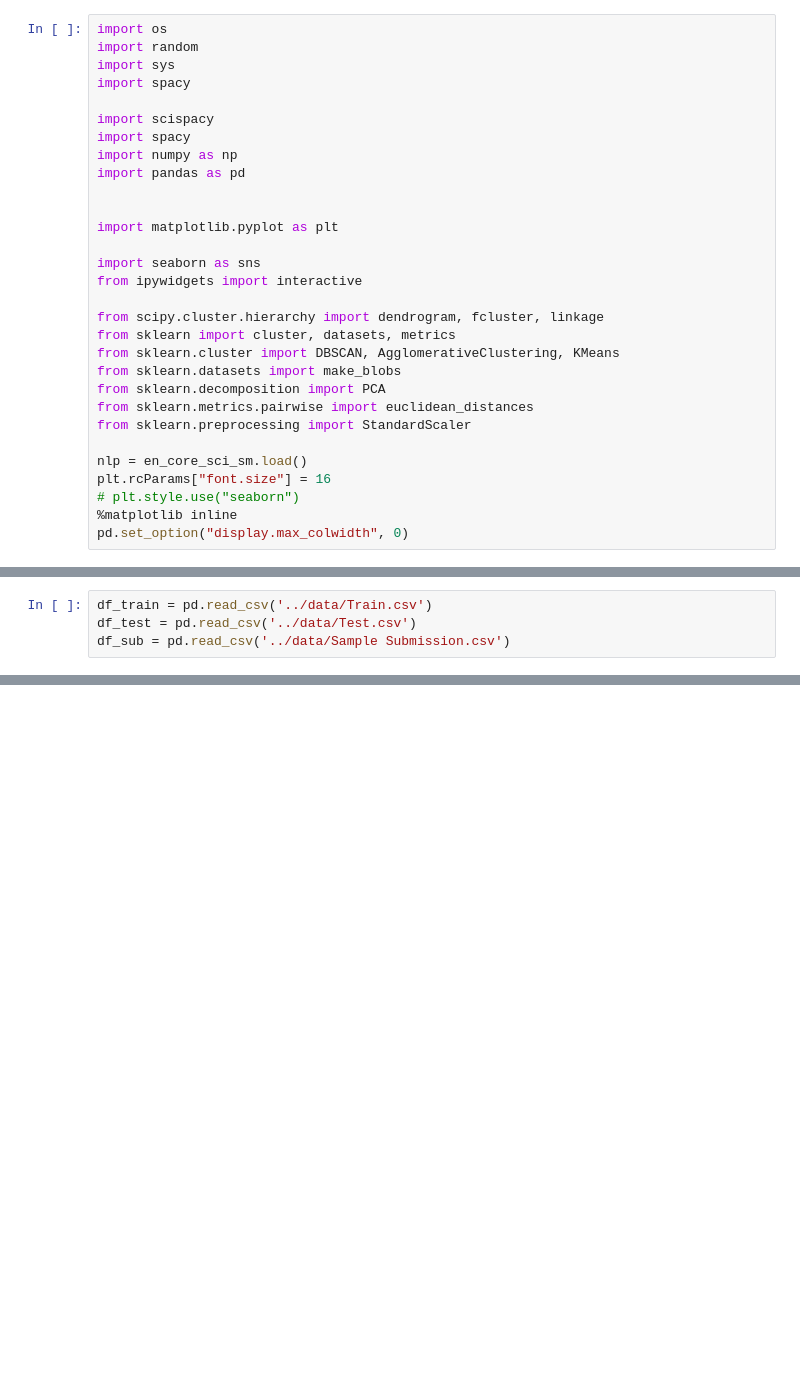
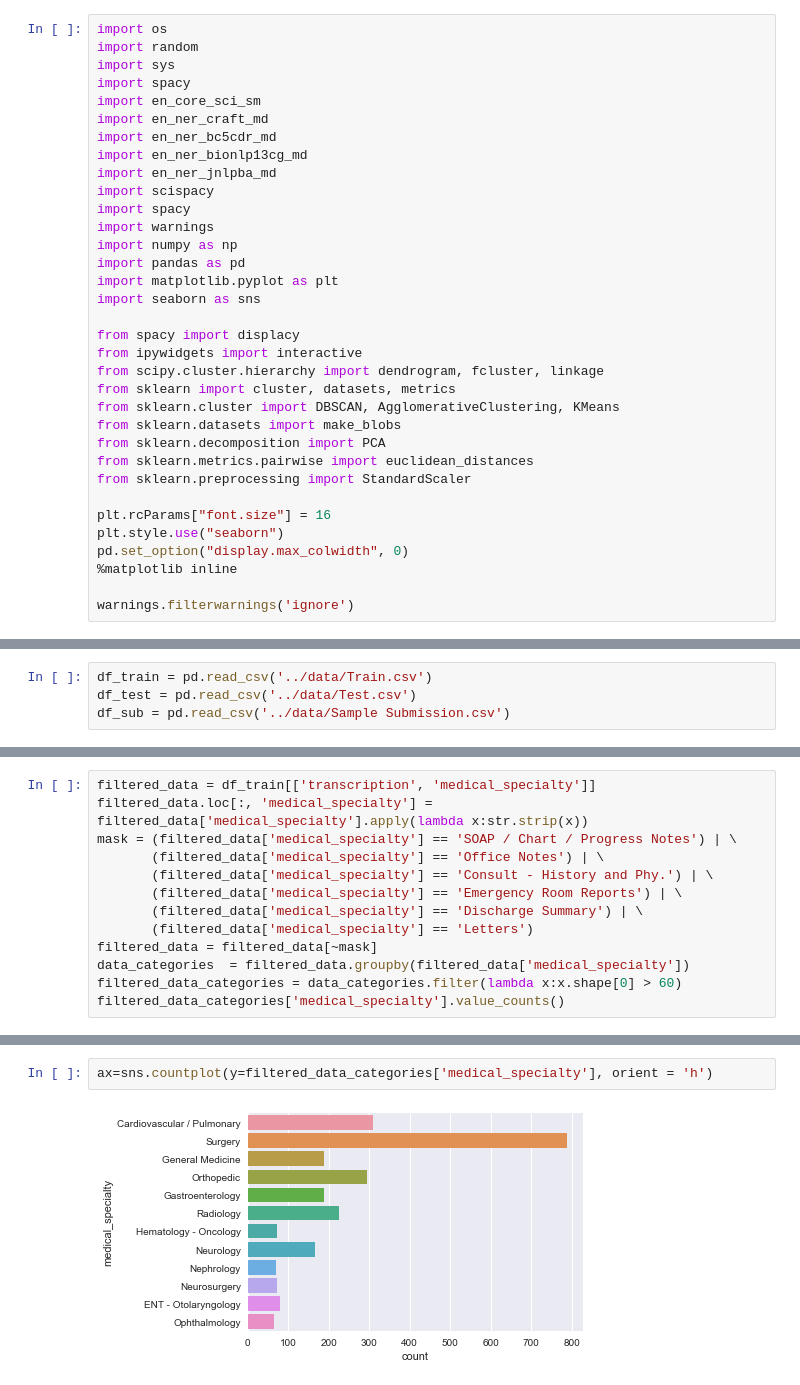
Before and after one commit to thayeylolu/Learning-DS-ML-NLP, a Jupyter notebook: Kaggle/EMR_medical_classifier/emr/notebooks/eda.ipynb, the cells around one changed output, grey strips where cells are left out. Saved outputs shown, nothing was run; the diff lists cells and outputs as text; blank space fills up the shorter version.

Commit message:
count medical specialty

```diff
--- a/Kaggle/EMR_medical_classifier/emr/notebooks/eda.ipynb
+++ b/Kaggle/EMR_medical_classifier/emr/notebooks/eda.ipynb
@@ -3,18 +3,21 @@ import os
 import random
 import sys
 import spacy
-
+import en_core_sci_sm
+import en_ner_craft_md
+import en_ner_bc5cdr_md
+import en_ner_bionlp13cg_md
+import en_ner_jnlpba_md
 import scispacy
 import spacy
+import warnings
 import numpy as np
 import pandas as pd
+import matplotlib.pyplot as plt
+import seaborn as sns
 
-
-import matplotlib.pyplot as plt
-
-import seaborn as sns
+from spacy import displacy
 from ipywidgets import interactive
-
 from scipy.cluster.hierarchy import dendrogram, fcluster, linkage
 from sklearn import cluster, datasets, metrics
 from sklearn.cluster import DBSCAN, AgglomerativeClustering, KMeans
@@ -23,8 +26,9 @@ from sklearn.decomposition import PCA
 from sklearn.metrics.pairwise import euclidean_distances
 from sklearn.preprocessing import StandardScaler
 
-nlp = en_core_sci_sm.load()
 plt.rcParams["font.size"] = 16
-# plt.style.use("seaborn")
+plt.style.use("seaborn")
+pd.set_option("display.max_colwidth", 0)
 %matplotlib inline
-pd.set_option("display.max_colwidth", 0)
+
+warnings.filterwarnings('ignore')
@@ -55,0 +73,13 @@ df_test.head()
+# %%
+filtered_data = df_train[['transcription', 'medical_specialty']]
+filtered_data.loc[:, 'medical_specialty'] = filtered_data['medical_specialty'].apply(lambda x:str.strip(x))
+mask = (filtered_data['medical_specialty'] == 'SOAP / Chart / Progress Notes') | \
+       (filtered_data['medical_specialty'] == 'Office Notes') | \
+       (filtered_data['medical_specialty'] == 'Consult - History and Phy.') | \
+       (filtered_data['medical_specialty'] == 'Emergency Room Reports') | \
+       (filtered_data['medical_specialty'] == 'Discharge Summary') | \
+       (filtered_data['medical_specialty'] == 'Letters')
+filtered_data = filtered_data[~mask]
+data_categories  = filtered_data.groupby(filtered_data['medical_specialty'])
+filtered_data_categories = data_categories.filter(lambda x:x.shape[0] > 60)
+filtered_data_categories['medical_specialty'].value_counts()
@@ -55,0 +100,4 @@ df_test.head()
+# %%
+ax=sns.countplot(y=filtered_data_categories['medical_specialty'], orient = 'h')
+# %% [output]
+[figure, added]
```
Also changed, not shown: parts of 10 cells of this notebook.
